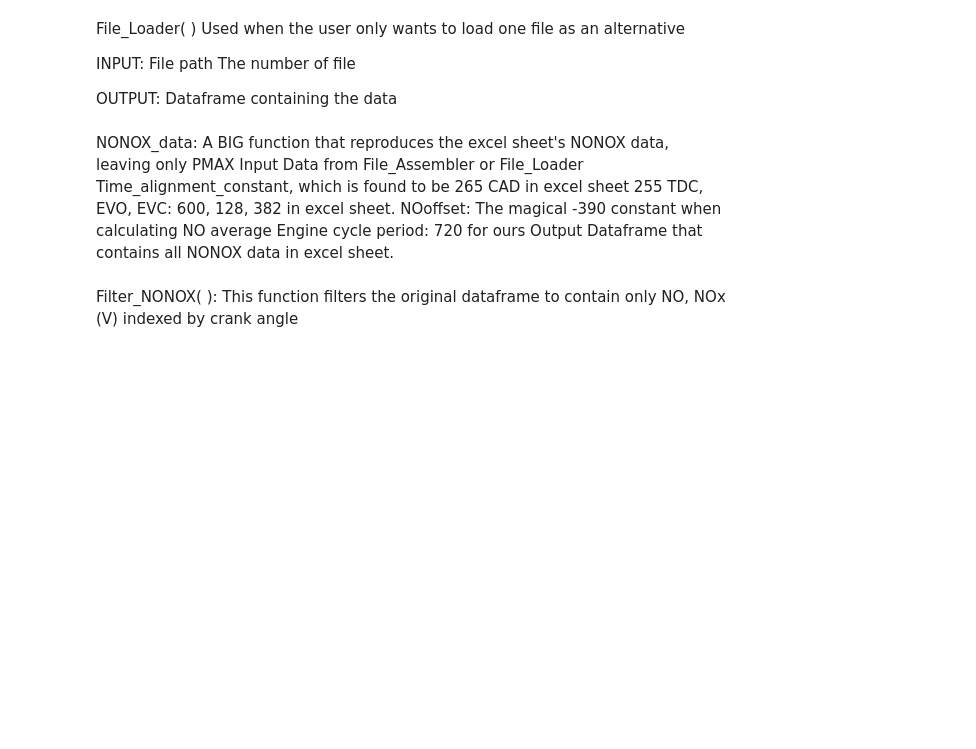
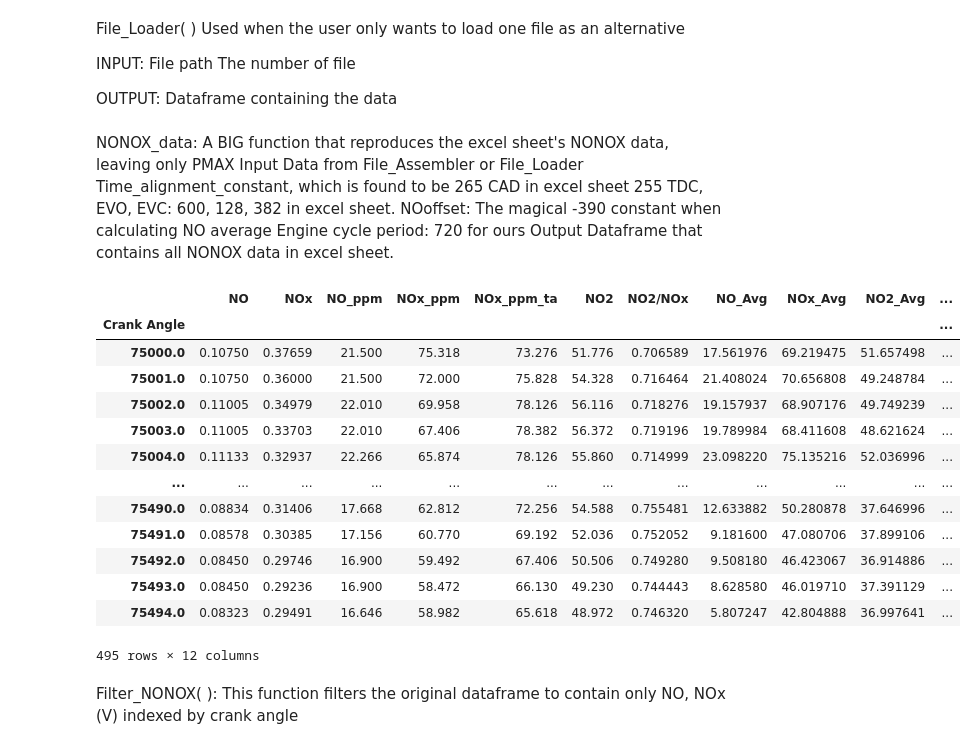
Before and after one commit to fyzhong97/Fast_NOX, a Jupyter notebook: Data_Plotter_Research.ipynb, the cells around one changed output. Saved outputs shown, nothing was run; the diff lists cells and outputs as text; code cells hidden in the pictures; blank space fills up the shorter version.

```diff
--- a/Data_Plotter_Research.ipynb
+++ b/Data_Plotter_Research.ipynb
@@ -78,11 +78,12 @@ Input
 Output
     Dataframe that contains all NONOX data in excel sheet.
 # %%
-def NONOX_data(Assembled_Data, time_alignment_constant_, TDC, EVO, EVC, NOoffset, Engine_Cycle_Period_ = 720):
+def NONOX_data(Assembled_Data, time_alignment_constant_, TDC, EVO, EVC, NOoffset,Start_Crank_Angle = 75000, Engine_Cycle_Period_ = 720):
 #-------------------------------------------------tidy up the original dataframe-----------------------------------------
     #replace variable names for convenience
     a = Assembled_Data
     p = Engine_Cycle_Period_
+    SCA = Start_Crank_Angle
     # drop all unneccessary columns, and the units row.
     a = a[['Crank Angle', 'NO', 'NOx']].drop([0])
     # change data types from strings to floats
@@ -109,16 +110,46 @@ def NONOX_data(Assembled_Data, time_alignment_constant_, TDC, EVO, EVC, NOoffset
     # Fill the columns since CAD 75000
     x = 0
     while (x*p - NOoffset + TDC + EVC < a.shape[0]):
-        a.loc[75000+x, 'NO_Avg'] = a['NO_ppm'].loc[75000 + x*p - NOoffset + TDC + EVO : 75000 + x*p - NOoffset + TDC + EVC].mean()
-        a.loc[75000+x, 'NOx_Avg'] = a['NOx_ppm'].loc[75000 + x*p + TDC + EVO : 75000 + x*p + TDC + EVC].mean()
+        a.loc[SCA+x, 'NO_Avg'] = a['NO_ppm'].loc[SCA + x*p - NOoffset + TDC + EVO : SCA + x*p - NOoffset + TDC + EVC].mean()
+        a.loc[SCA+x, 'NOx_Avg'] = a['NOx_ppm'].loc[SCA + x*p + TDC + EVO : SCA + x*p + TDC + EVC].mean()
         x = x + 1
 #--------------------------------------------NO2 avg and NO2/No avg--------------------------------------------------------
     a['NO2_Avg'] = a['NOx_Avg'] - a['NO_Avg']
     a['NO2/NO_Avg'] = a['NO2_Avg'] / a['NOx_Avg']
 
+#-----------------------------------------------add a time frame-----------------------------------------------------------
+    Avg_Time = []
+    for value in a.index:
+        Avg_Time.append((360 + value)*0.04)
+    a['Avg_Time'] = Avg_Time
+    a['Avg_Time'] = a['Avg_Time'].shift(SCA + 360)
+
+#----------------------------------------------------------------------clean up--------------------------------------------
+#truncate data from SCA
+    a = a[SCA:]
+#drop all rows with NAN values as they are not useful
+    a = a.dropna()
+
     return a
 # %%
-#d1 = NONOX_data(a, time_alignment_constant_=265,TDC=600,EVO=128,EVC=382,NOoffset=390)
+d1 = NONOX_data(a, time_alignment_constant_=265,TDC=600,EVO=128,EVC=382,NOoffset=390)
+# %%
+d1
+# %% [output]
+|  | NO | NOx | NO_ppm | NOx_ppm | NOx_ppm_ta | NO2 | NO2/NOx | NO_Avg | NOx_Avg | NO2_Avg | ... |
+| Crank Angle |  |  |  |  |  |  |  |  |  |  | ... |
+| 75000.0 | 0.10750 | 0.37659 | 21.500 | 75.318 | 73.276 | 51.776 | 0.706589 | 17.561976 | 69.219475 | 51.657498 | ... |
+| 75001.0 | 0.10750 | 0.36000 | 21.500 | 72.000 | 75.828 | 54.328 | 0.716464 | 21.408024 | 70.656808 | 49.248784 | ... |
+| 75002.0 | 0.11005 | 0.34979 | 22.010 | 69.958 | 78.126 | 56.116 | 0.718276 | 19.157937 | 68.907176 | 49.749239 | ... |
+| 75003.0 | 0.11005 | 0.33703 | 22.010 | 67.406 | 78.382 | 56.372 | 0.719196 | 19.789984 | 68.411608 | 48.621624 | ... |
+| 75004.0 | 0.11133 | 0.32937 | 22.266 | 65.874 | 78.126 | 55.860 | 0.714999 | 23.098220 | 75.135216 | 52.036996 | ... |
+| ... | ... | ... | ... | ... | ... | ... | ... | ... | ... | ... | ... |
+| 75490.0 | 0.08834 | 0.31406 | 17.668 | 62.812 | 72.256 | 54.588 | 0.755481 | 12.633882 | 50.280878 | 37.646996 | ... |
+| 75491.0 | 0.08578 | 0.30385 | 17.156 | 60.770 | 69.192 | 52.036 | 0.752052 | 9.181600 | 47.080706 | 37.899106 | ... |
+| 75492.0 | 0.08450 | 0.29746 | 16.900 | 59.492 | 67.406 | 50.506 | 0.749280 | 9.508180 | 46.423067 | 36.914886 | ... |
+| 75493.0 | 0.08450 | 0.29236 | 16.900 | 58.472 | 66.130 | 49.230 | 0.744443 | 8.628580 | 46.019710 | 37.391129 | ... |
+| 75494.0 | 0.08323 | 0.29491 | 16.646 | 58.982 | 65.618 | 48.972 | 0.746320 | 5.807247 | 42.804888 | 36.997641 | ... |
+495 rows × 12 columns
 # %%
 #######################################Break the above function into small ones ############################################
 # %% [markdown]
```
Also changed, not shown: parts of 33 cells of this notebook.
